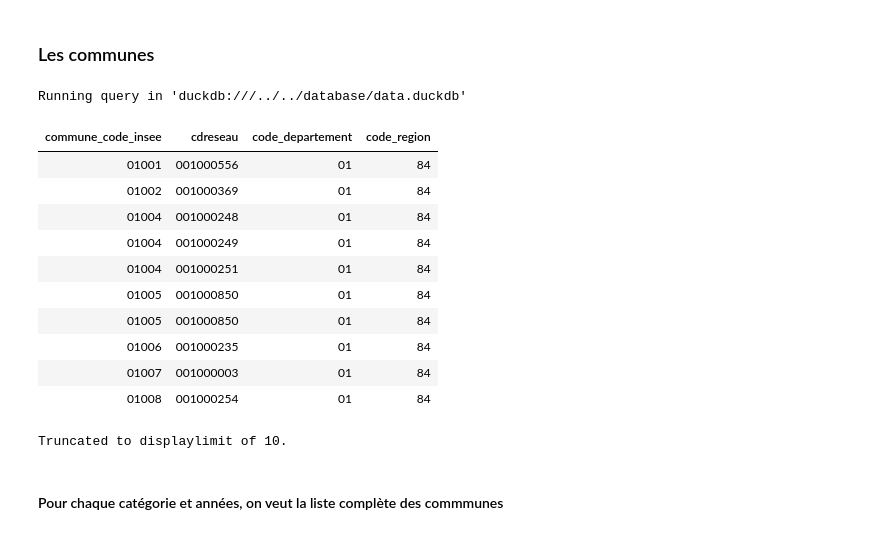
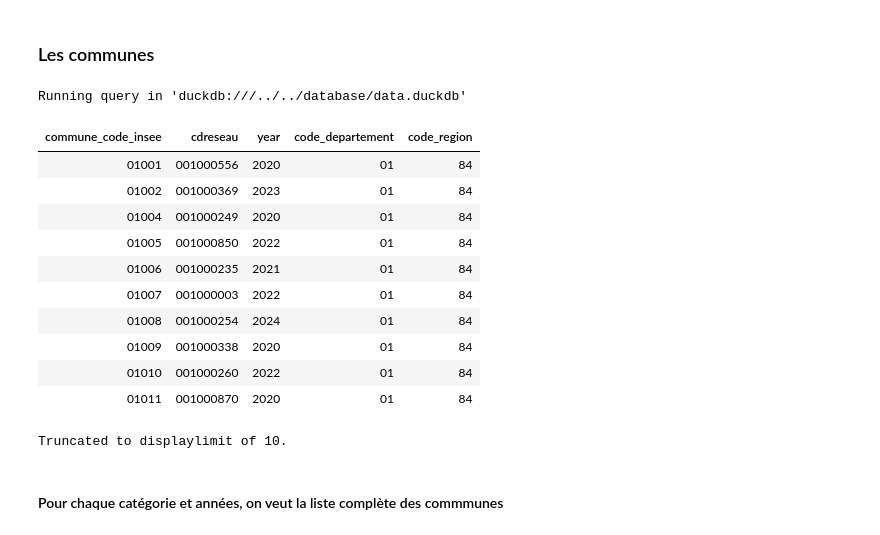
Before and after one commit to dataforgoodfr/13_pollution_eau, a Jupyter notebook: analytics/notebooks/cvm_calcul_conformite_par_commune-MAJ.ipynb, the cells around one changed output. Cells and saved outputs as stored; diff of their text form; code cells hidden in the pictures.

```diff
--- a/analytics/notebooks/cvm_calcul_conformite_par_commune-MAJ.ipynb
+++ b/analytics/notebooks/cvm_calcul_conformite_par_commune-MAJ.ipynb
@@ -35,44 +22,48 @@ con = duckdb.connect(database=DUCKDB_FILE, read_only=True)
 WITH
 udi AS (
     SELECT
+      de_partition AS year,
       inseecommune AS commune_code_insee,
       cdreseau,
     FROM
       edc_communes
+    GROUP BY
+    1,2,3
 ),
 
 cog AS (
     SELECT
       DEP AS code_departement,
       REG AS code_region,
       COM AS commune_code_insee,
     FROM
       cog_communes
 )
     SELECT
       udi.commune_code_insee ,
       udi.cdreseau,
+      udi.year,
       cog.code_departement,
       cog.code_region
     FROM
       udi
     LEFT JOIN
       cog
     ON
       udi.commune_code_insee = cog.commune_code_insee
 # %% [output]
 Running query in 'duckdb:///../../database/data.duckdb'
-| commune_code_insee | cdreseau | code_departement | code_region |
-| 01001 | 001000556 | 01 | 84 |
-| 01002 | 001000369 | 01 | 84 |
-| 01004 | 001000248 | 01 | 84 |
-| 01004 | 001000249 | 01 | 84 |
-| 01004 | 001000251 | 01 | 84 |
-| 01005 | 001000850 | 01 | 84 |
-| 01005 | 001000850 | 01 | 84 |
-| 01006 | 001000235 | 01 | 84 |
-| 01007 | 001000003 | 01 | 84 |
-| 01008 | 001000254 | 01 | 84 |
+| commune_code_insee | cdreseau | year | code_departement | code_region |
+| 01001 | 001000556 | 2020 | 01 | 84 |
+| 01002 | 001000369 | 2023 | 01 | 84 |
+| 01004 | 001000249 | 2020 | 01 | 84 |
+| 01005 | 001000850 | 2022 | 01 | 84 |
+| 01006 | 001000235 | 2021 | 01 | 84 |
+| 01007 | 001000003 | 2022 | 01 | 84 |
+| 01008 | 001000254 | 2024 | 01 | 84 |
+| 01009 | 001000338 | 2020 | 01 | 84 |
+| 01010 | 001000260 | 2022 | 01 | 84 |
+| 01011 | 001000870 | 2020 | 01 | 84 |
 Truncated to displaylimit of 10.
 # %% [markdown]
 #### Pour chaque catégorie et années, on veut la liste complète des commmunes
```
Also changed, not shown: parts of 17 cells of this notebook.
